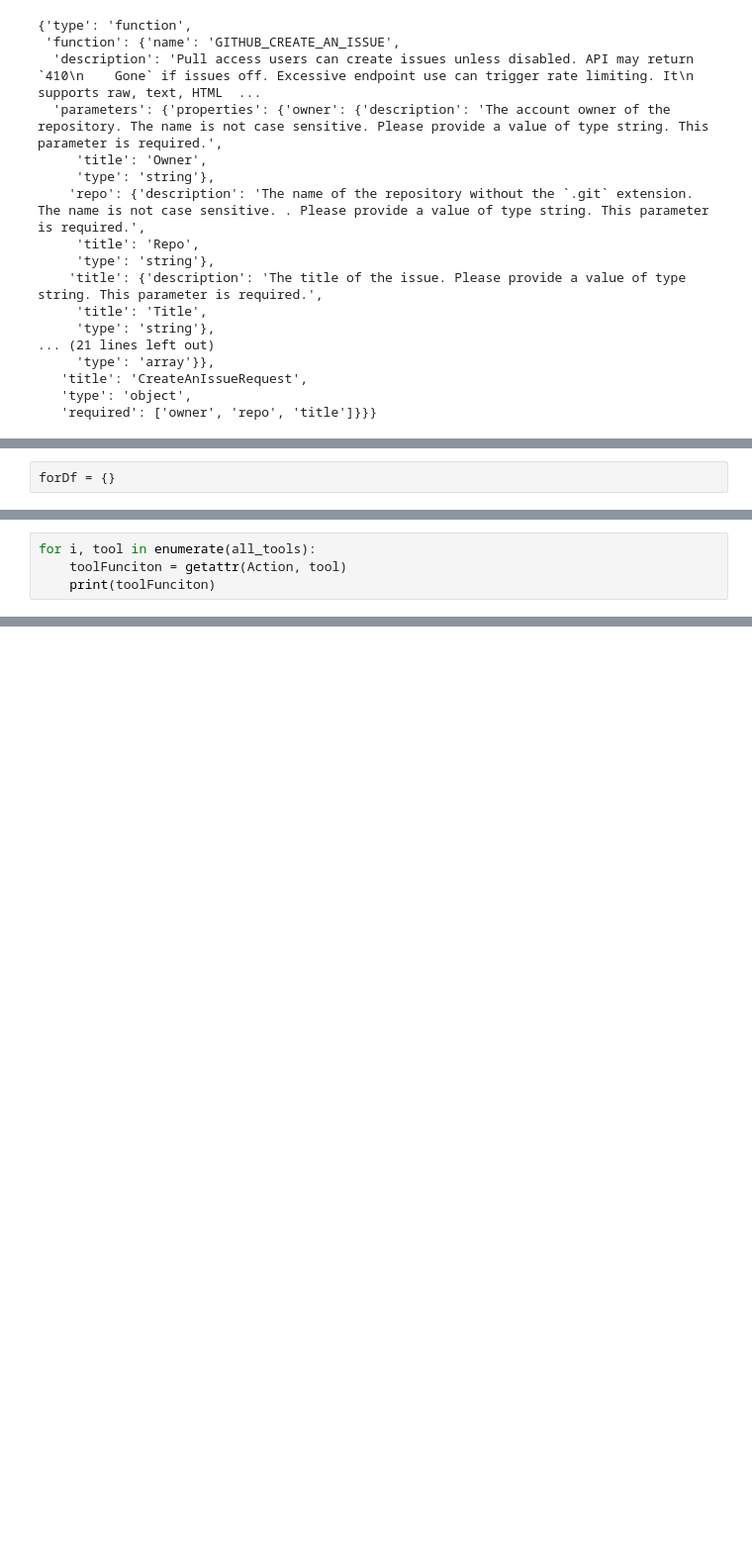
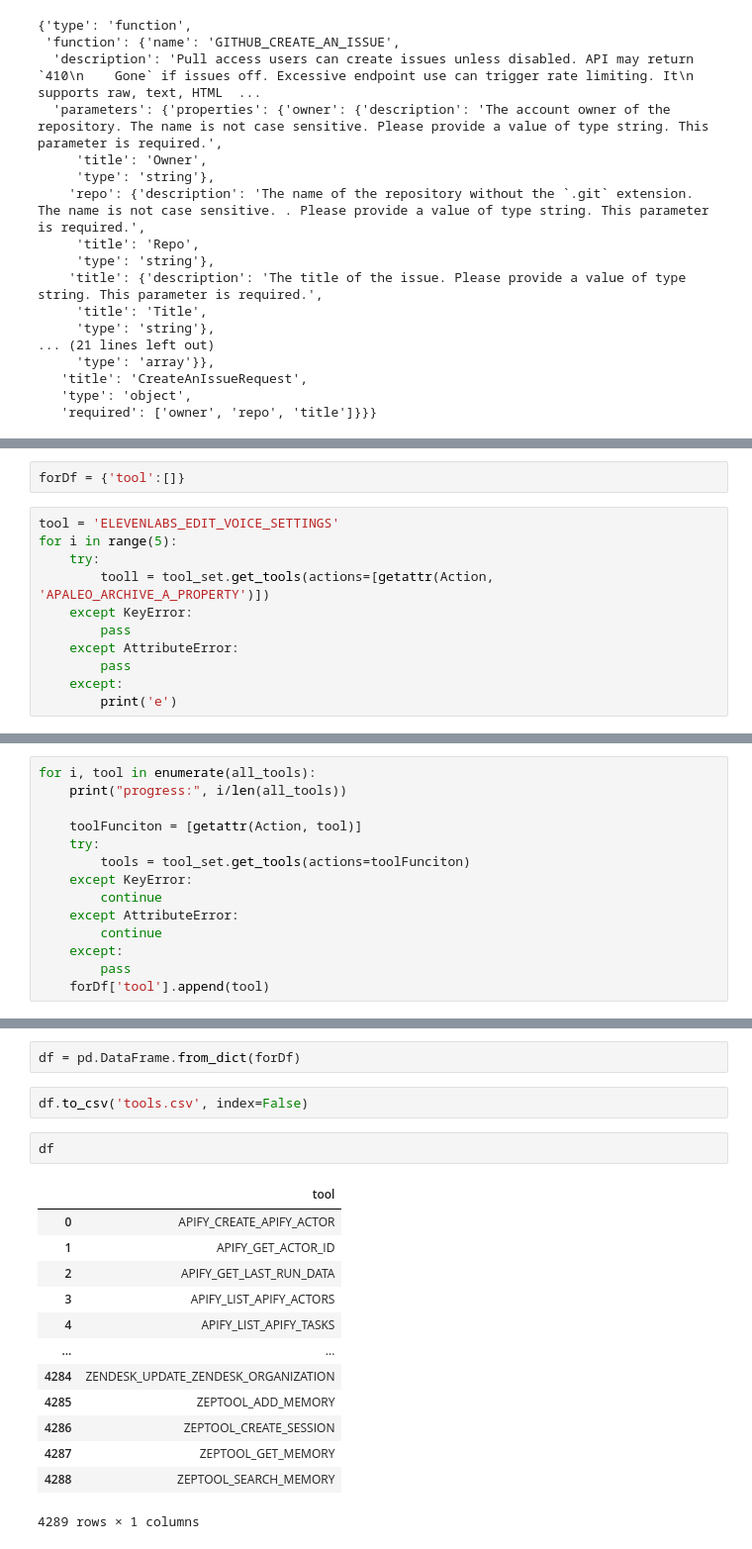
Before and after one commit to Nursmen/SearchDBWithAi, a Jupyter notebook: tools/parseTools.ipynb, the cells around one changed output, grey strips where cells are left out. Shown at 99% size. Cells and saved outputs as stored; diff of their text form; blank space fills up the shorter version.

```diff
--- a/tools/parseTools.ipynb
+++ b/tools/parseTools.ipynb
@@ -140,2 +106,13 @@ KeyError: 'appName'
 # %%
-forDf = {}
+forDf = {'tool':[]}
+# %%
+tool = 'ELEVENLABS_EDIT_VOICE_SETTINGS'
+for i in range(5):
+    try:
+        tooll = tool_set.get_tools(actions=[getattr(Action, 'APALEO_ARCHIVE_A_PROPERTY')])
+    except KeyError:
+        pass
+    except AttributeError:
+        pass
+    except:
+        print('e')
@@ -142,5 +139,15 @@ forDf = {}
 # %%
 for i, tool in enumerate(all_tools):
-    toolFunciton = getattr(Action, tool)
-    print(toolFunciton)
+    print("progress:", i/len(all_tools))
+
+    toolFunciton = [getattr(Action, tool)]
+    try:
+        tools = tool_set.get_tools(actions=toolFunciton)
+    except KeyError:
+        continue
+    except AttributeError:
+        continue
+    except:
+        pass
+    forDf['tool'].append(tool)
 # %% [output]
@@ -163,0 +228,20 @@ ZOOM_USE_IN_MEETING_CONTROLS
+# %%
+df = pd.DataFrame.from_dict(forDf)
+# %%
+df.to_csv('tools.csv', index=False)
+# %%
+df
+# %% [output]
+|  | tool |
+| 0 | APIFY_CREATE_APIFY_ACTOR |
+| 1 | APIFY_GET_ACTOR_ID |
+| 2 | APIFY_GET_LAST_RUN_DATA |
+| 3 | APIFY_LIST_APIFY_ACTORS |
+| 4 | APIFY_LIST_APIFY_TASKS |
+| ... | ... |
+| 4284 | ZENDESK_UPDATE_ZENDESK_ORGANIZATION |
+| 4285 | ZEPTOOL_ADD_MEMORY |
+| 4286 | ZEPTOOL_CREATE_SESSION |
+| 4287 | ZEPTOOL_GET_MEMORY |
+| 4288 | ZEPTOOL_SEARCH_MEMORY |
+4289 rows × 1 columns
```
Also changed, not shown: parts of 18 cells of this notebook, 8 other files.
